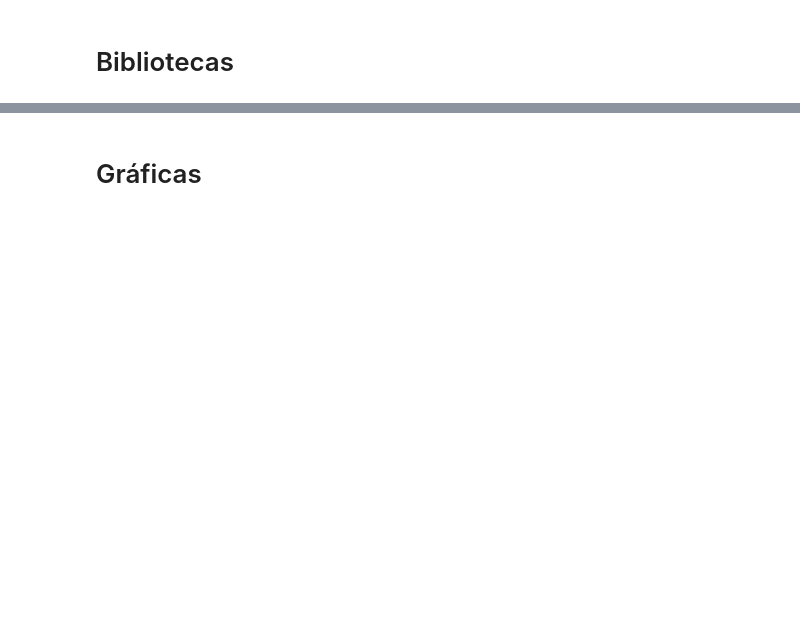
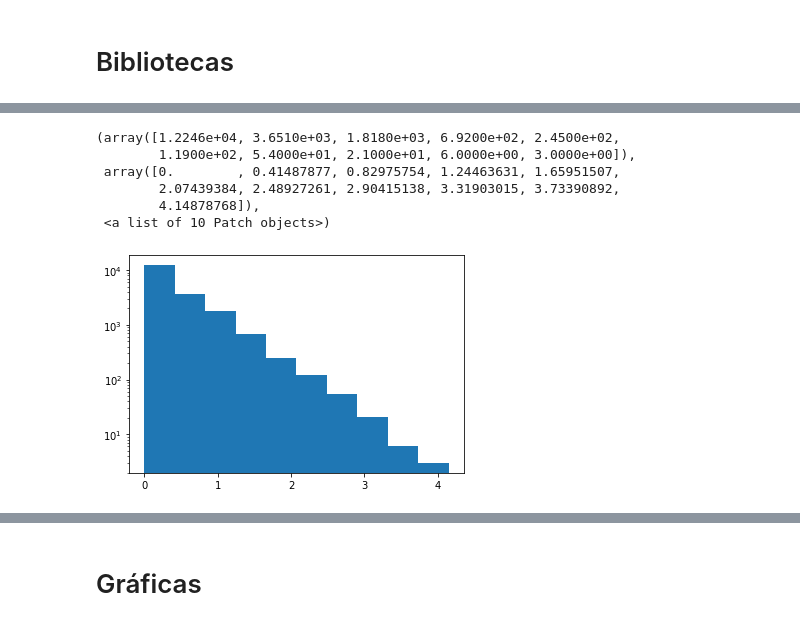
Before and after one commit to pachichi/crimenCDMX, a Jupyter notebook: Delitos.ipynb, the cells around one changed output, grey strips where cells are left out. Saved outputs shown, nothing was run; the diff lists cells and outputs as text; code cells hidden in the pictures; blank space fills up the shorter version.

```diff
--- a/Delitos.ipynb
+++ b/Delitos.ipynb
@@ -70,0 +134,4 @@ df_delitos.plot(x='Delito',y='Eventos',loglog=True)
+# %%
+import urllib
+urllib.request.urlretrieve('https://raw.github.com/jeffalstott/powerlaw/master/manuscript/words.txt', 'words.txt')
+words = np.genfromtxt('words.txt')
@@ -70,0 +150,10 @@ df_delitos.plot(x='Delito',y='Eventos',loglog=True)
+# %%
+plt.hist(np.log10(words),log=True)
+# %% [output]
+(array([1.2246e+04, 3.6510e+03, 1.8180e+03, 6.9200e+02, 2.4500e+02,
+        1.1900e+02, 5.4000e+01, 2.1000e+01, 6.0000e+00, 3.0000e+00]),
+ array([0.        , 0.41487877, 0.82975754, 1.24463631, 1.65951507,
+        2.07439384, 2.48927261, 2.90415138, 3.31903015, 3.73390892,
+        4.14878768]),
+ <a list of 10 Patch objects>)
+[figure, added]
```
Also changed, not shown: parts of 44 cells of this notebook, 1 other file.
